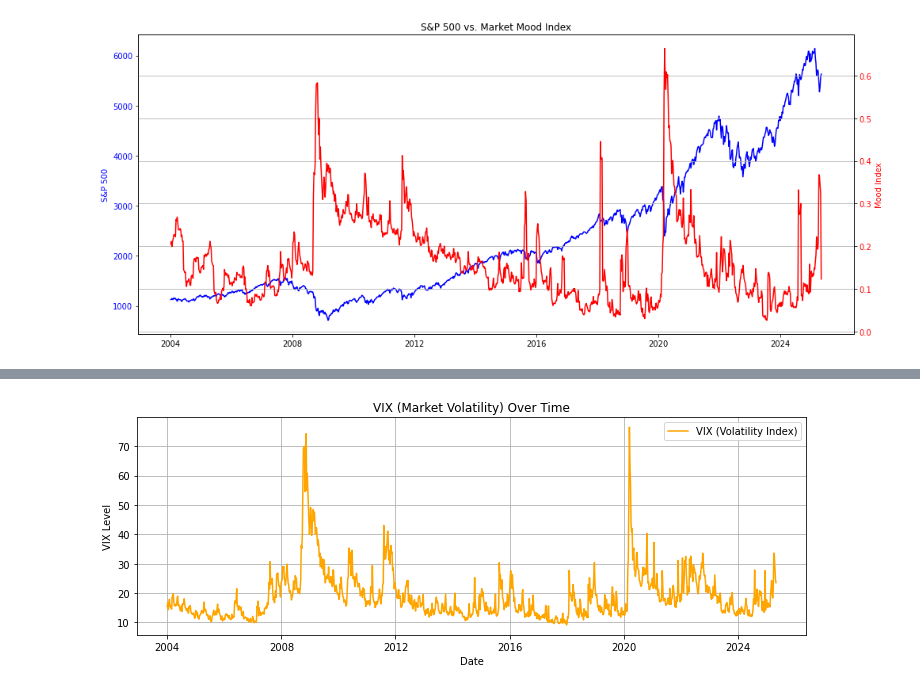
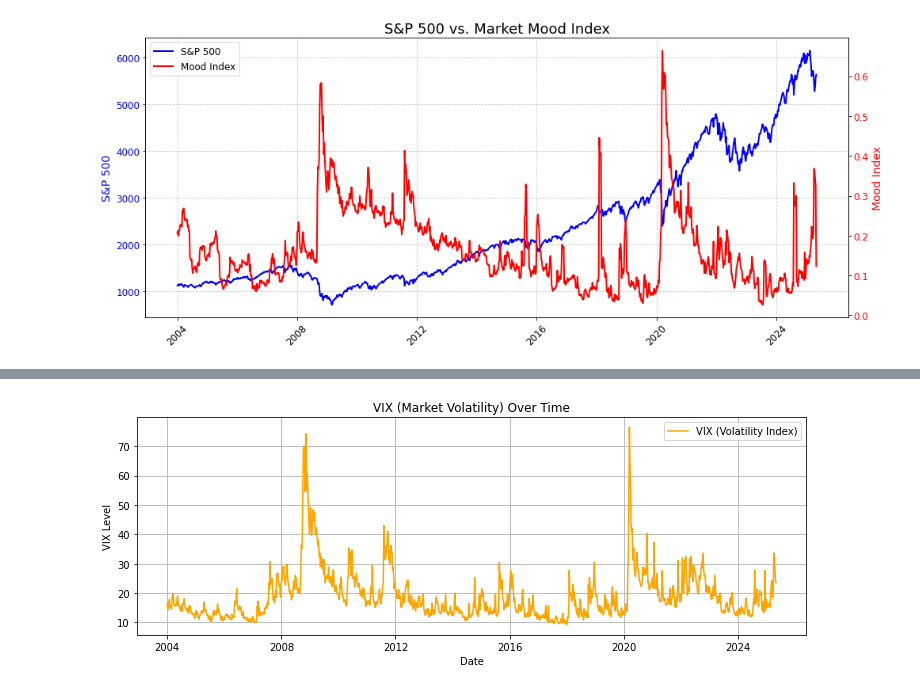
Before and after one commit to ArturMelnyk-analyst/Market-Mood-Forecasting, a Jupyter notebook: notebooks/03_exploratory_analysis.ipynb, the cells around one changed output, grey strips where cells are left out. Saved outputs shown, nothing was run; the diff lists cells and outputs as text; code cells hidden in the pictures.

```diff
--- a/notebooks/03_exploratory_analysis.ipynb
+++ b/notebooks/03_exploratory_analysis.ipynb
@@ -11,22 +11,41 @@ from datetime import datetime
 df = pd.read_csv("../data/cleaned_data.csv", parse_dates=["Date"])
 # %%
 # 📈 Mood Index vs. S&P 500
+# Create figure and axes
 fig, ax1 = plt.subplots(figsize=(14, 6))
 
-ax1.plot(df["Date"], df["Close"], color='blue', label="S&P 500")
-ax1.set_ylabel("S&P 500", color='blue')
-ax1.tick_params(axis='y', labelcolor='blue')
+# Plot S&P 500 on primary y-axis
+ax1.plot(df["Date"], df["Close"], color='blue', label="S&P 500", linewidth=2)
+ax1.set_ylabel("S&P 500", color='blue', fontsize=14)
+ax1.tick_params(axis='y', labelcolor='blue', labelsize=12)
+ax1.tick_params(axis='x', labelsize=12, rotation=45)
 
+# Add title with larger font and color
+ax1.set_title("S&P 500 vs. Market Mood Index", fontsize=18, color='black')
+
+# Secondary y-axis for Mood Index
 ax2 = ax1.twinx()
-ax2.plot(df["Date"], df["Mood_Index"], color='red', label="Mood Index")
-ax2.set_ylabel("Mood Index", color='red')
-ax2.tick_params(axis='y', labelcolor='red')
+ax2.plot(df["Date"], df["Mood_Index"], color='red', label="Mood Index", linewidth=2)
+ax2.set_ylabel("Mood Index", color='red', fontsize=14)
+ax2.tick_params(axis='y', labelcolor='red', labelsize=12)
 
-plt.title("S&P 500 vs. Market Mood Index")
+# Add combined legend
+lines_1, labels_1 = ax1.get_legend_handles_labels()
+lines_2, labels_2 = ax2.get_legend_handles_labels()
+ax1.legend(lines_1 + lines_2, labels_1 + labels_2, loc='upper left', fontsize=12)
+
+# Grid for readability
+ax1.grid(True, which='major', linestyle='--', alpha=0.7)
+
+# Making sure layout doesn't clip
 fig.tight_layout()
-plt.grid(True)
+
+# Saving
+fig.savefig("../images/eda/mood_vs_sp500.png", dpi=300, bbox_inches="tight", facecolor='white')
+
+# Displaying
 plt.show()
 # %% [output]
-[figure, old version]
+[figure, new version]
 # %%
 # 📌 Annotated S&P 500 vs Mood Index with Key Market Events
```
Also changed, not shown: parts of 3 cells of this notebook, 18 other files.
